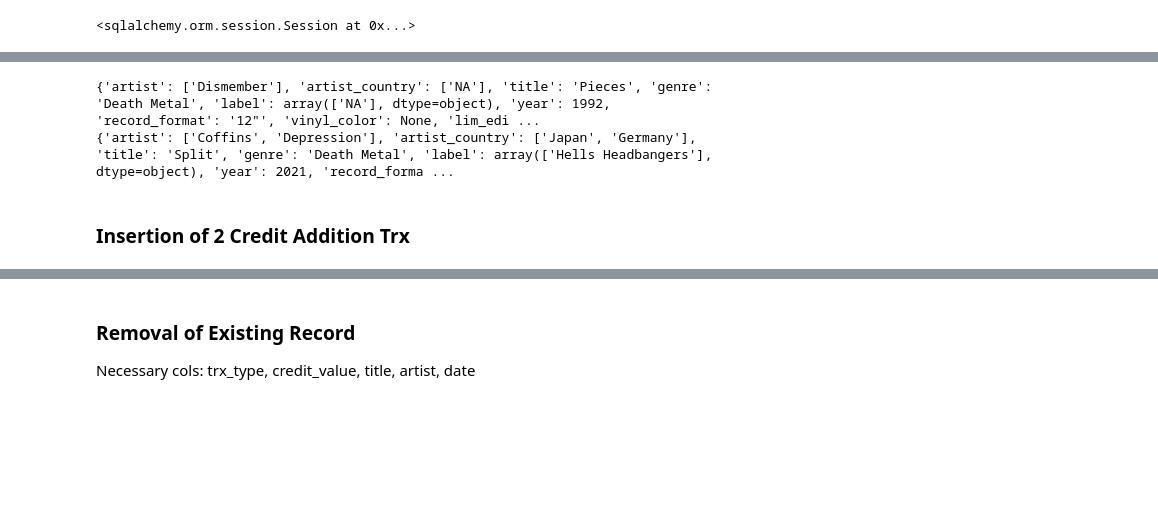
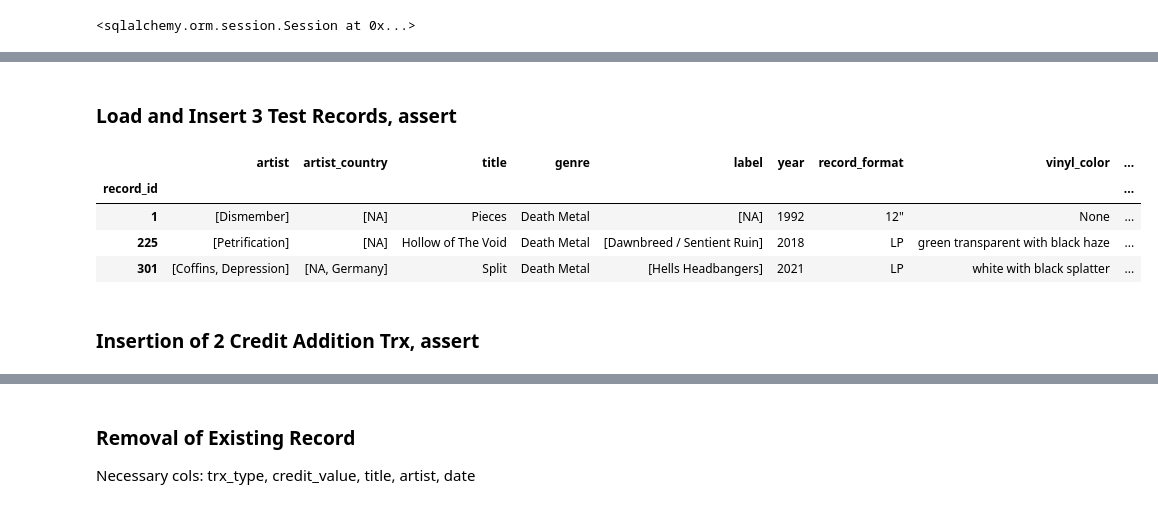
Before and after one commit to rbuerki/death-metal-disco, a Jupyter notebook: dev/dev_stuff_3_new Model.ipynb, the cells around one changed output, grey strips where cells are left out. Cells and saved outputs as stored; diff of their text form; code cells hidden in the pictures; blank space fills up the shorter version.

```diff
--- a/dev/dev_stuff_3_new Model.ipynb
+++ b/dev/dev_stuff_3_new Model.ipynb
@@ -150,5 +73,14 @@ def insert_df_with_sqlalchemy_orm(session, df):
-# %%
-insert_df_with_sqlalchemy_orm(session, record_df)
-# %% [output]
-{'artist': ['Dismember'], 'artist_country': ['NA'], 'title': 'Pieces', 'genre': 'Death Metal', 'label': array(['NA'], dtype=object), 'year': 1992, 'record_format': '12"', 'vinyl_color': None, 'lim_edi ...
-{'artist': ['Coffins', 'Depression'], 'artist_country': ['Japan', 'Germany'], 'title': 'Split', 'genre': 'Death Metal', 'label': array(['Hells Headbangers'], dtype=object), 'year': 2021, 'record_forma ...
+# %% [markdown]
+### Load and Insert 3 Test Records, assert
+# %%
+record_data = pd.read_parquet(
+    r"C:\Users\r2d4\OneDrive\code\projects\20-02_disco\db_aka_discobase\back-up\record_data_2021-02-17-09-02-53.parquet"
+)
+test_records = record_data[record_data.index.isin([1, 225, 301])].copy()
+test_records.head()
+# %% [output]
+|  | artist | artist_country | title | genre | label | year | record_format | vinyl_color | ... |
+| record_id |  |  |  |  |  |  |  |  | ... |
+| 1 | [Dismember] | [NA] | Pieces | Death Metal | [NA] | 1992 | 12" | None | ... |
+| 225 | [Petrification] | [NA] | Hollow of The Void | Death Metal | [Dawnbreed / Sentient Ruin] | 2018 | LP | green transparent with black haze | ... |
+| 301 | [Coffins, Depression] | [NA, Germany] | Split | Death Metal | [Hells Headbangers] | 2021 | LP | white with black splatter | ... |
@@ -155,5 +92,5 @@ insert_df_with_sqlalchemy_orm(session, record_df)
 # %% [markdown]
-### Insertion of 2 Credit Addition Trx
+### Insertion of 2 Credit Addition Trx, assert
 # %%
 # to_delete = session.query(CreditTrx).filter(CreditTrx.credit_trx_id == 8).one()
 # session.delete(to_delete)
```
Also changed, not shown: parts of 52 cells of this notebook, 3 other files.
